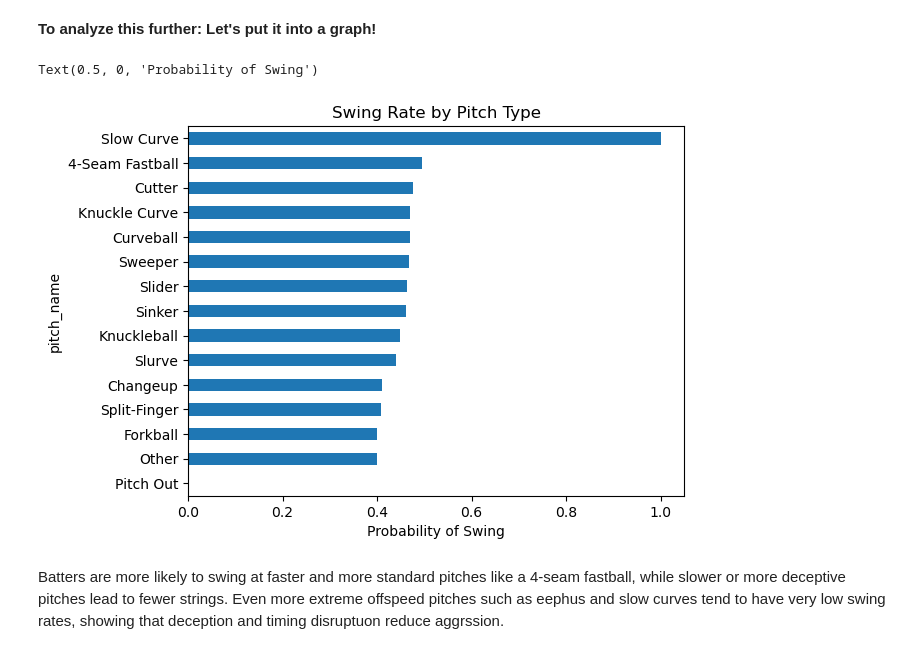
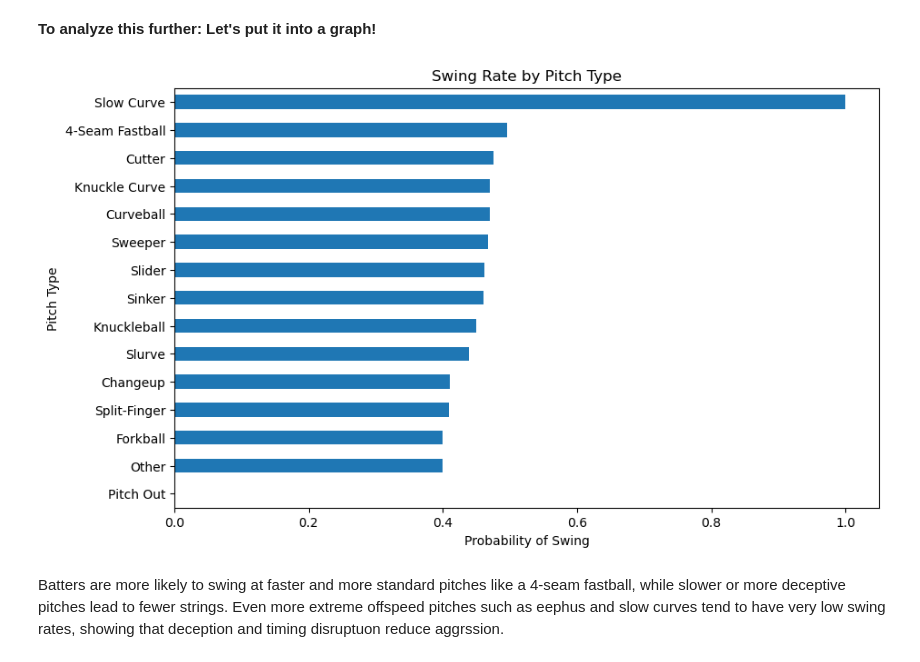
Before and after one commit to kyleduongg/statcastdata, a Jupyter notebook: statcast_eda.ipynb, the cells around one changed output. Saved outputs shown, nothing was run; the diff lists cells and outputs as text; code cells hidden in the pictures.

```diff
--- a/statcast_eda.ipynb
+++ b/statcast_eda.ipynb
@@ -201,12 +210,14 @@ Name: y_swing, dtype: float64
 # %% [markdown]
 **To analyze this further: Let's put it into a graph!**
 # %%
+plt.figure(figsize=(10, 6))
 june_statcast_2024.groupby("pitch_name")["y_swing"].mean().sort_values().plot(kind="barh")
+
 plt.title("Swing Rate by Pitch Type")
 plt.xlabel("Probability of Swing")
+plt.ylabel("Pitch Type");
 # %% [output]
-Text(0.5, 0, 'Probability of Swing')
-[figure, old version]
+[figure, new version]
 # %% [markdown]
 Batters are more likely to swing at faster and more standard pitches like a 4-seam fastball, while slower or more deceptive pitches lead to fewer strings. Even more extreme offspeed pitches such as eephus and slow curves tend to have very low swing rates, showing that deception and timing disruptuon reduce aggrssion.
 # %% [markdown]
```
Also changed, not shown: parts of 5 cells of this notebook.
